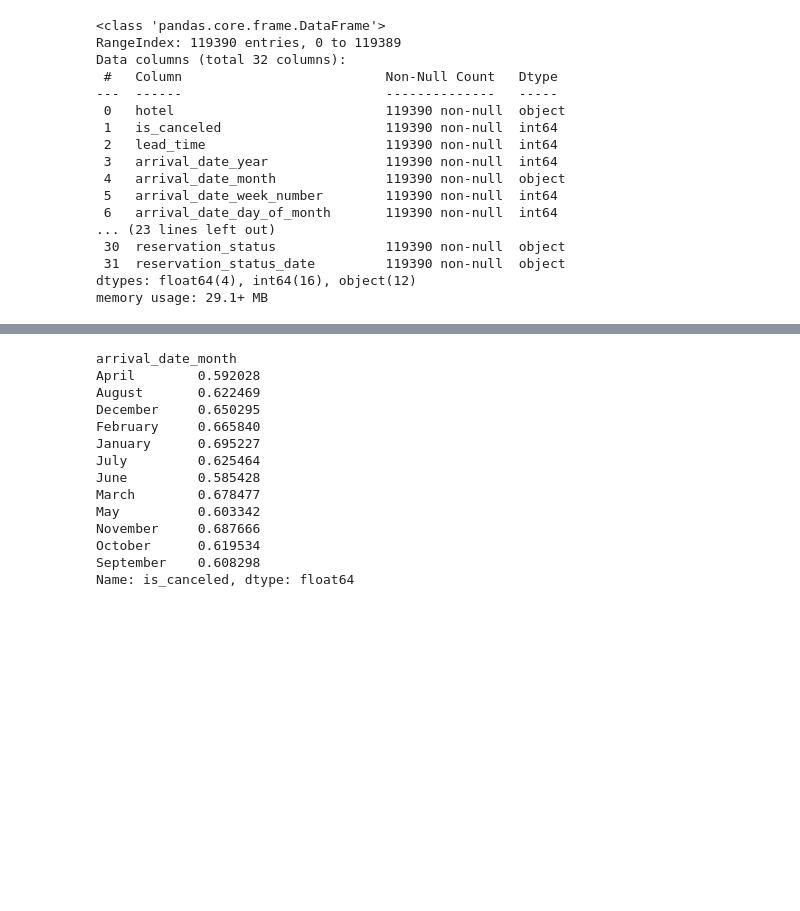
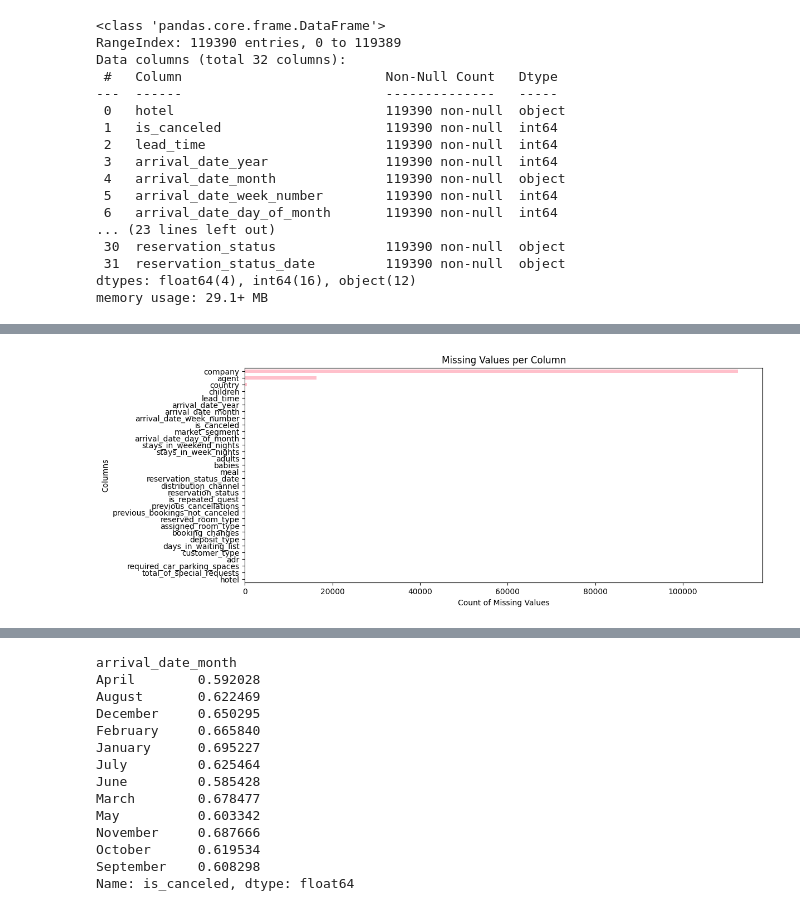
Before and after one commit to Bhagya-Ram-7/hotel_cancelation_prediction, a Jupyter notebook: predictive.ipynb, the cells around one changed output, grey strips where cells are left out. Cells and saved outputs as stored; diff of their text form; code cells hidden in the pictures; blank space fills up the shorter version.

```diff
--- a/predictive.ipynb
+++ b/predictive.ipynb
@@ -105,0 +72,9 @@ numpy.int32
+# %%
+plt.figure(figsize=(12, 5))
+missing_values.sort_values().plot(kind='barh', color='pink')
+plt.title("Missing Values per Column")
+plt.xlabel("Count of Missing Values")
+plt.ylabel("Columns")
+plt.show()
+# %% [output]
+[figure, added]
```
Also changed, not shown: parts of 16 cells of this notebook.
